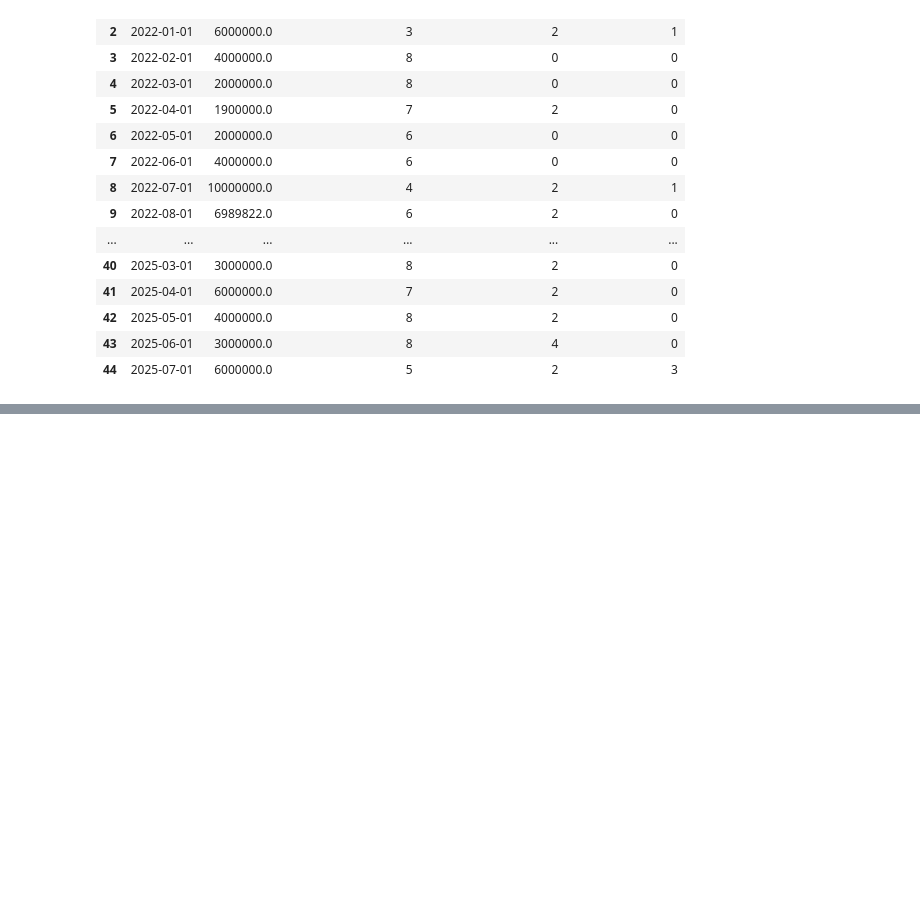
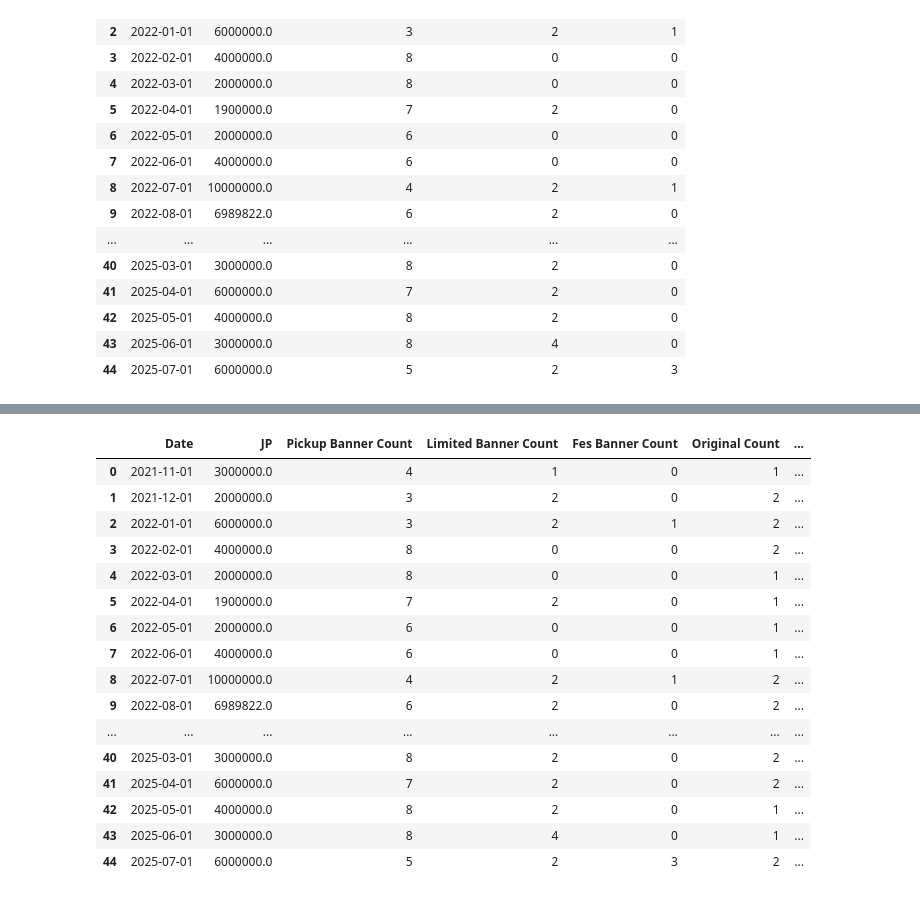
Before and after one commit to willowisp01/blue-archive-forecasting, a Jupyter notebook: analysis.ipynb, the cells around one changed output, grey strips where cells are left out. Cells and saved outputs as stored; diff of their text form; code cells hidden in the pictures; blank space fills up the shorter version.

```diff
--- a/analysis.ipynb
+++ b/analysis.ipynb
@@ -813,0 +866,60 @@ revenue
+# %%
+def group_event_into_monthly_count(events: pd.DataFrame) -> pd.DataFrame:
+    '''
+    Group events into monthly counts.
+
+    For example, if 3 events occur during March 2023, the
+    result will have a row for March 2023 with a count of 3.
+
+    Parameters
+    ----------
+    events : pd.DataFrame
+        The input DataFrame containing event data.
+
+    Returns
+    -------
+    pd.DataFrame
+        A DataFrame with monthly counts of events.
+    '''
+
+    monthly_count = pd.DataFrame(revenue['Date'])
+    monthly_count['Event Count'] = 0
+    for event in events.iterrows():
+        start_month = event[1]['Start date'].to_period('M').to_timestamp()
+        end_month = event[1]['End date'].to_period('M').to_timestamp()
+        if start_month == end_month:
+            if start_month in monthly_count['Date'].values:
+                monthly_count.loc[monthly_count['Date'] == start_month, 'Event Count'] += 1
+        else:
+            if start_month in monthly_count['Date'].values:
+                monthly_count.loc[monthly_count['Date'] == start_month, 'Event Count'] += 1
+            if end_month in monthly_count['Date'].values:
+                monthly_count.loc[monthly_count['Date'] == end_month, 'Event Count'] += 1
+
+    return monthly_count
+# %%
+for event_type in event_jp['Notes'].unique():
+    event_type_df = event_jp[event_jp['Notes'] == event_type]
+    monthly_count_event_type = group_event_into_monthly_count(event_type_df)
+    monthly_count_event_type.rename(columns={'Event Count': f'{event_type} Count'}, inplace=True)
+    revenue = revenue.merge(monthly_count_event_type, on='Date')
+
+revenue
+# %% [output]
+|  | Date | JP | Pickup Banner Count | Limited Banner Count | Fes Banner Count | Original Count | ... |
+| 0 | 2021-11-01 | 3000000.0 | 4 | 1 | 0 | 1 | ... |
+| 1 | 2021-12-01 | 2000000.0 | 3 | 2 | 0 | 2 | ... |
+| 2 | 2022-01-01 | 6000000.0 | 3 | 2 | 1 | 2 | ... |
+| 3 | 2022-02-01 | 4000000.0 | 8 | 0 | 0 | 2 | ... |
+| 4 | 2022-03-01 | 2000000.0 | 8 | 0 | 0 | 1 | ... |
+| 5 | 2022-04-01 | 1900000.0 | 7 | 2 | 0 | 1 | ... |
+| 6 | 2022-05-01 | 2000000.0 | 6 | 0 | 0 | 1 | ... |
+| 7 | 2022-06-01 | 4000000.0 | 6 | 0 | 0 | 1 | ... |
+| 8 | 2022-07-01 | 10000000.0 | 4 | 2 | 1 | 2 | ... |
+| 9 | 2022-08-01 | 6989822.0 | 6 | 2 | 0 | 2 | ... |
+| ... | ... | ... | ... | ... | ... | ... | ... |
+| 40 | 2025-03-01 | 3000000.0 | 8 | 2 | 0 | 2 | ... |
+| 41 | 2025-04-01 | 6000000.0 | 7 | 2 | 0 | 2 | ... |
+| 42 | 2025-05-01 | 4000000.0 | 8 | 2 | 0 | 1 | ... |
+| 43 | 2025-06-01 | 3000000.0 | 8 | 4 | 0 | 1 | ... |
+| 44 | 2025-07-01 | 6000000.0 | 5 | 2 | 3 | 2 | ... |
```
Also changed, not shown: parts of 21 cells of this notebook.
